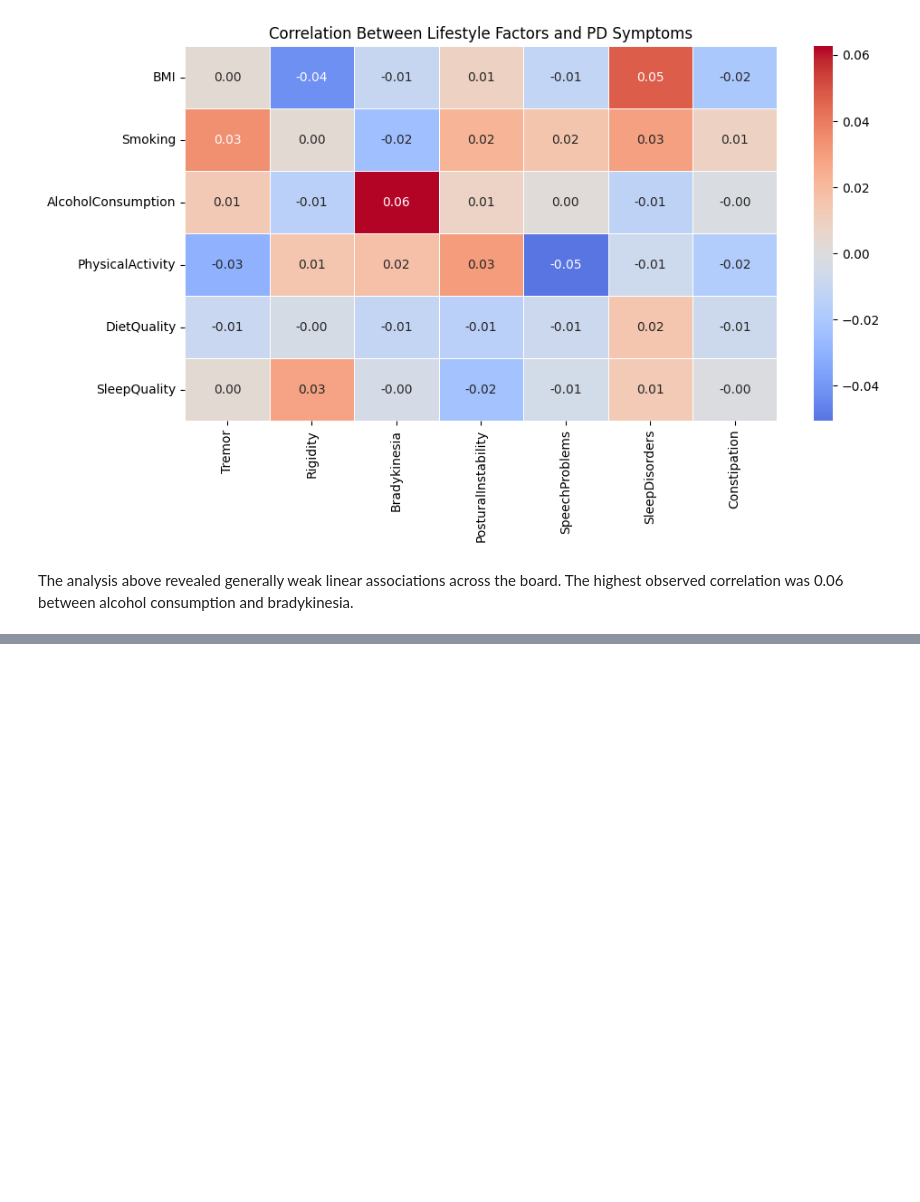
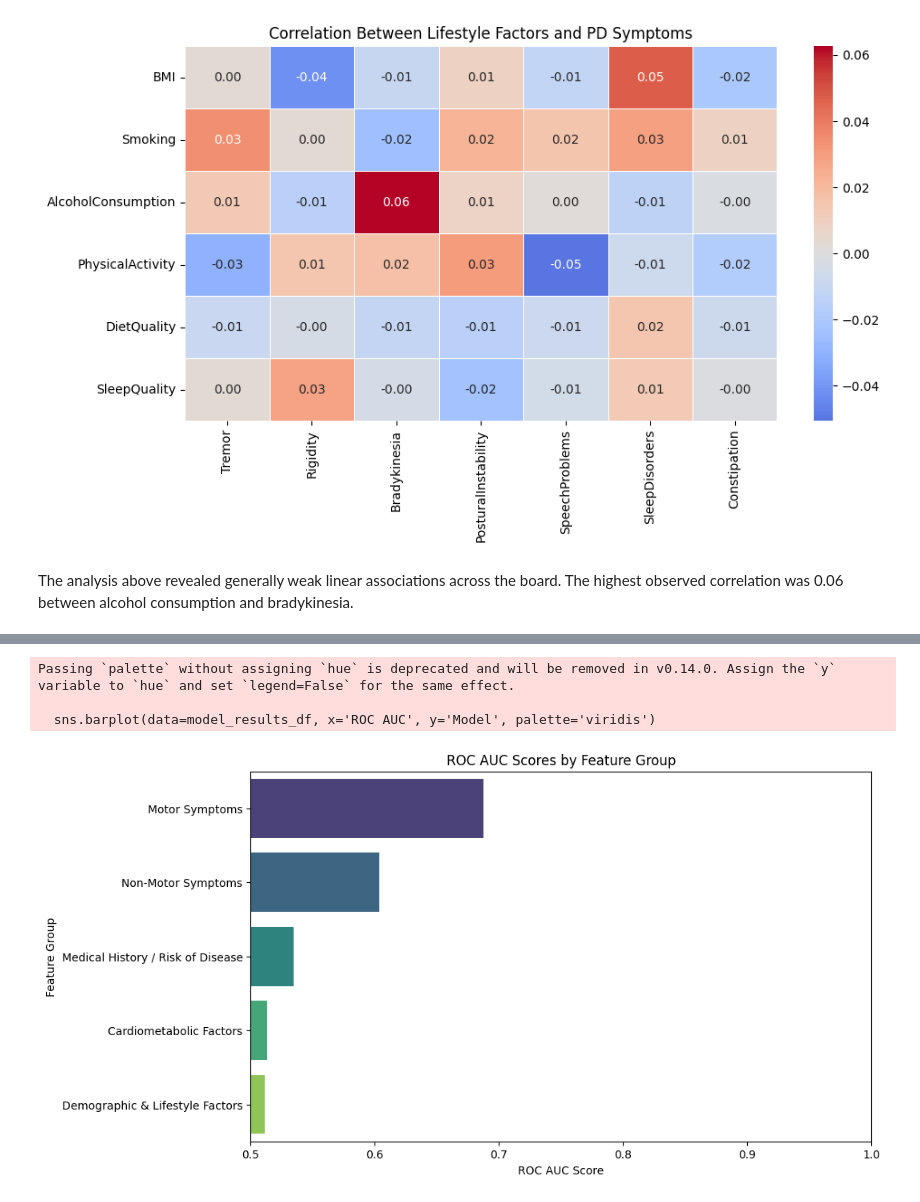
Before and after one commit to aishah0/Parkinsons-Analysis, a Jupyter notebook: Parkinson's_Analysis.ipynb, the cells around one changed output, grey strips where cells are left out. Cells and saved outputs as stored; diff of their text form; code cells hidden in the pictures; blank space fills up the shorter version.

```diff
--- a/Parkinson's_Analysis.ipynb
+++ b/Parkinson's_Analysis.ipynb
@@ -353,0 +728,27 @@ The analysis above revealed generally weak linear associations across the board.
+# %%
+import seaborn as sns
+import matplotlib.pyplot as plt
+import pandas as pd
+
+model_results_df = pd.DataFrame([
+
+    {'Model': 'Motor Symptoms', 'ROC AUC': 0.687552},
+    {'Model': 'Non-Motor Symptoms', 'ROC AUC': 0.603801},
+    {'Model': 'Medical History / Risk of Disease', 'ROC AUC': 0.534969},
+    {'Model': 'Cardiometabolic Factors', 'ROC AUC': 0.513444},
+    {'Model': 'Demographic & Lifestyle Factors', 'ROC AUC': 0.511451}
+])
+
+
+plt.figure(figsize=(10, 6))
+sns.barplot(data=model_results_df, x='ROC AUC', y='Model', palette='viridis')
+plt.title('ROC AUC Scores by Feature Group')
+plt.xlabel('ROC AUC Score')
+plt.ylabel('Feature Group')
+plt.xlim(0.5, 1.0)
+plt.show()
+# %% [output]
+Passing `palette` without assigning `hue` is deprecated and will be removed in v0.14.0. Assign the `y` variable to `hue` and set `legend=False` for the same effect.
+
+  sns.barplot(data=model_results_df, x='ROC AUC', y='Model', palette='viridis')
+[figure, added]
```
Also changed, not shown: parts of 28 cells of this notebook.
